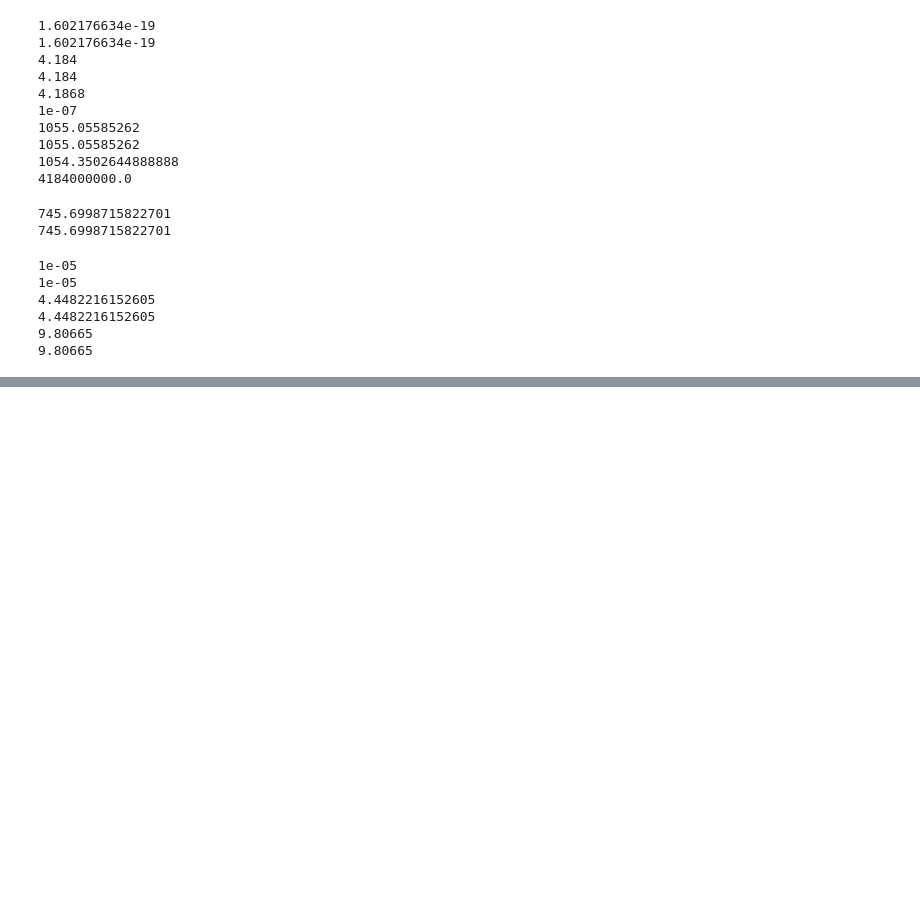
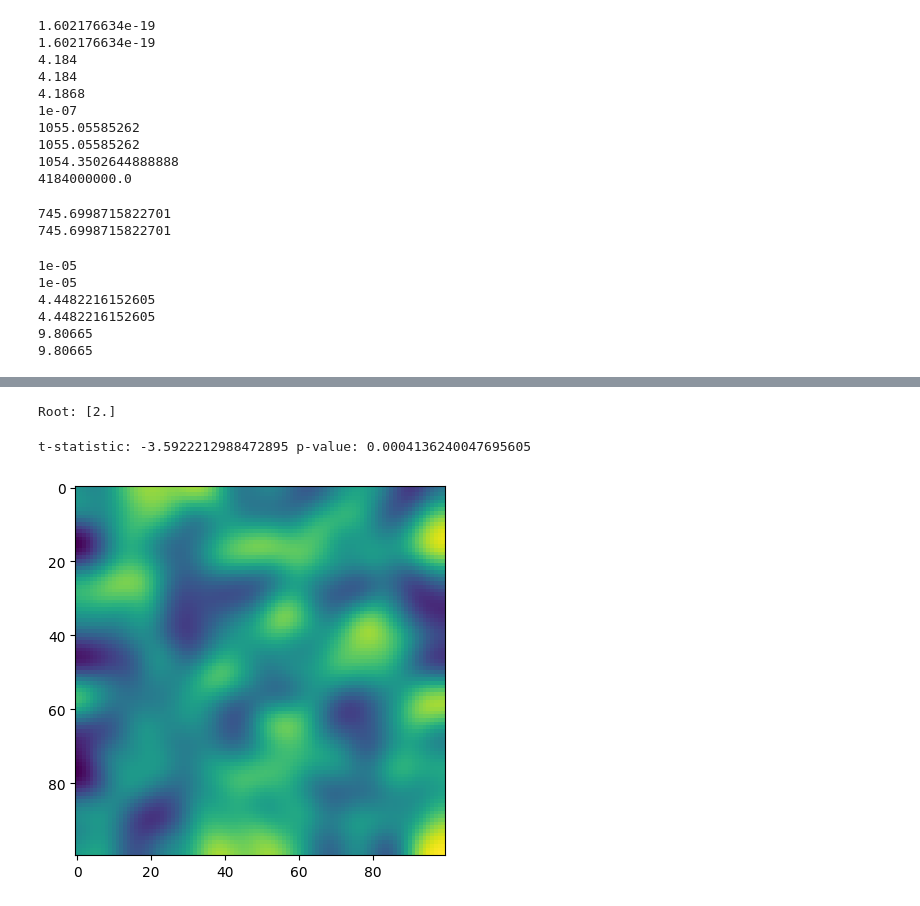
Before and after one commit to RAJPUTRoCkStAr/IBM-INTERNSHIP-WORK, a Jupyter notebook: practice/scipy.ipynb, the cells around one changed output, grey strips where cells are left out. Cells and saved outputs as stored; diff of their text form; code cells hidden in the pictures; blank space fills up the shorter version.

```diff
--- a/practice/scipy.ipynb
+++ b/practice/scipy.ipynb
@@ -272,0 +289,8 @@ print(constants.kilogram_force)  #9.80665
+# %%
+def equation(x):
+    return x**2 - 4
+
+root = optimize.root(equation, x0=1)
+print("Root:", root.x)
+# %% [output]
+Root: [2.]
@@ -272,0 +301,7 @@ print(constants.kilogram_force)  #9.80665
+# %%
+data1 = np.random.normal(0, 1, 100)
+data2 = np.random.normal(0.5, 1, 100)
+t_stat, p_value = stats.ttest_ind(data1, data2)
+print("t-statistic:", t_stat, "p-value:", p_value)
+# %% [output]
+t-statistic: -3.5922212988472895 p-value: 0.0004136240047695605
@@ -272,0 +326,10 @@ print(constants.kilogram_force)  #9.80665
+# %%
+from scipy import ndimage
+import matplotlib.pyplot as plt
+
+image = np.random.random((100, 100))
+blurred_image = ndimage.gaussian_filter(image, sigma=5)
+plt.imshow(blurred_image)
+plt.show()
+# %% [output]
+[figure, added]
```
Also changed, not shown: parts of 9 cells of this notebook, 5 other files.
